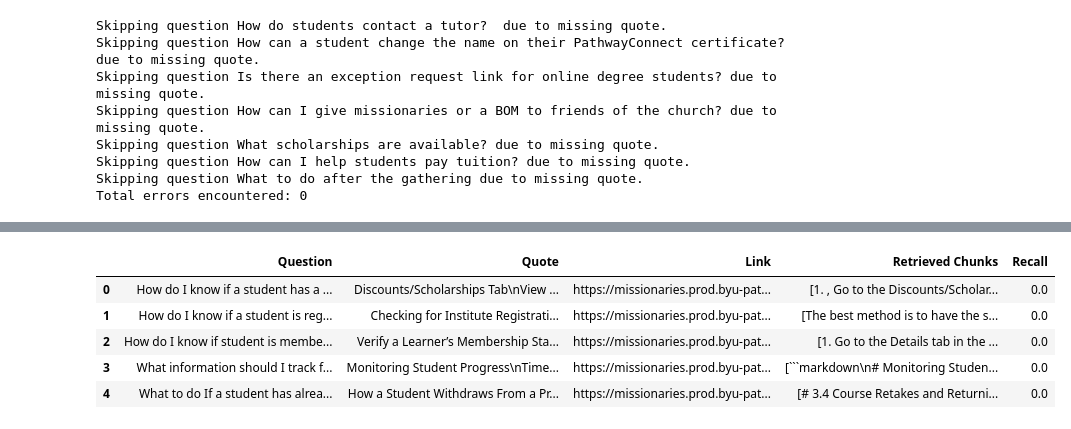
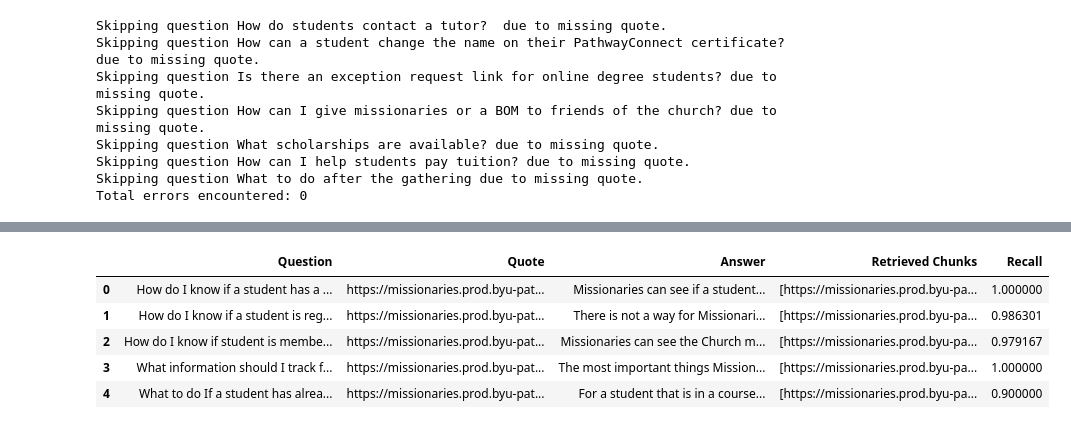
Before and after one commit to DallanQ/pathway-indexer, a Jupyter notebook: notebooks/hyperparam/with_chunks.ipynb, the cells around one changed output, grey strips where cells are left out. Drawn from its saved outputs; the diff is of its cells as text; code cells hidden in the pictures.

Commit message:
[UPDATE] with chunks file, CSV created

````diff
--- a/notebooks/hyperparam/with_chunks.ipynb
+++ b/notebooks/hyperparam/with_chunks.ipynb
@@ -187,3 +263,26 @@ Skipping question What scholarships are available? due to missing quote.
 Skipping question How can I help students pay tuition? due to missing quote.
 Skipping question What to do after the gathering due to missing quote.
 Total errors encountered: 0
+# %%
+def tokenize(text):
+    """Función para dividir el texto en palabras y normalizar el texto"""
+    return re.findall(r"\w+", text.lower())  # Extrae palabras y convierte a minúsculas
+# %%
+def quote_in_chunk_percentage(quote, chunk_text):
+    """Calcula el porcentaje del quote que está presente en el chunk text"""
+    quote_tokens = set(tokenize(quote))  # Tokeniza el quote
+    chunk_tokens = set(tokenize(chunk_text))  # Tokeniza el chunk
+
+    # How many words are in the chunk
+    common_tokens = quote_tokens.intersection(chunk_tokens)
+
+    # calculate % of words in quote that are in chunk
+    if len(quote_tokens) == 0:
+        return 0
+    return len(common_tokens) / len(quote_tokens)
+# %%
+# create a function to calculate the similarity recall between the quote and the chunk text
+def similarity_recall(quote, chunk):
+    # convert the chunk list to a string
+    chunk_text = " ".join(chunk)
+    return quote_in_chunk_percentage(quote, chunk_text)
@@ -189,0 +307,10 @@ Total errors encountered: 0
+# %%
+# apply the function to the dataframe, the columns are Quote and "Retrieved Chunks"
+output_df["Recall"] = output_df.apply(
+    lambda x: similarity_recall(x["normal_quote"], x["retrieved_chunks"]), axis=1
+)
+
+# drop columns normal_quote and normal_chunks
+output_df.drop(columns=["normal_quote", "normal_chunks"], inplace=True)
+
+output_df.head()
@@ -190,26 +324,19 @@ Total errors encountered: 0
 # %%
 # Guardar los resultados en un archivo CSV
 # las columnas son: Question,Quote,Quote URL (Link),retrieved chunks,recall
 
-output_path = f"{datapath}/temporary/retrieved_chunks.csv"
-output_df = pd.DataFrame.from_dict(retrieved_chunks_dict, orient="index")
+output_path = f"{datapath}/temporary/chunks_recall.csv"
 
-# the actual index must be a column
-output_df.reset_index(inplace=True)
-
-# Add the titles
-
-output_df.columns = ["Question", "Quote", "Link", "Retrieved Chunks", "Recall"]
-
+output_df.columns = ["Question", "Quote", "Answer", "Retrieved Chunks", "Recall"]
 # ignore the index when saving
 
 output_df.to_csv(output_path, index=False)
 
 output_df.head()
 # %% [output]
-|  | Question | Quote | Link | Retrieved Chunks | Recall |
-| 0 | How do I know if a student has a ... | Discounts/Scholarships Tab\nView ... | https://missionaries.prod.byu-pat... | [1. , Go to the Discounts/Scholar... | 0.0 |
-| 1 | How do I know if a student is reg... | Checking for Institute Registrati... | https://missionaries.prod.byu-pat... | [The best method is to have the s... | 0.0 |
-| 2 | How do I know if student is membe... | Verify a Learner’s Membership Sta... | https://missionaries.prod.byu-pat... | [1. Go to the Details tab in the ... | 0.0 |
-| 3 | What information should I track f... | Monitoring Student Progress\nTime... | https://missionaries.prod.byu-pat... | [```markdown\n# Monitoring Studen... | 0.0 |
-| 4 | What to do If a student has alrea... | How a Student Withdraws From a Pr... | https://missionaries.prod.byu-pat... | [# 3.4 Course Retakes and Returni... | 0.0 |
+|  | Question | Quote | Answer | Retrieved Chunks | Recall |
+| 0 | How do I know if a student has a ... | https://missionaries.prod.byu-pat... | Missionaries can see if a student... | [https://missionaries.prod.byu-pa... | 1.000000 |
+| 1 | How do I know if a student is reg... | https://missionaries.prod.byu-pat... | There is not a way for Missionari... | [https://missionaries.prod.byu-pa... | 0.986301 |
+| 2 | How do I know if student is membe... | https://missionaries.prod.byu-pat... | Missionaries can see the Church m... | [https://missionaries.prod.byu-pa... | 0.979167 |
+| 3 | What information should I track f... | https://missionaries.prod.byu-pat... | The most important things Mission... | [https://missionaries.prod.byu-pa... | 1.000000 |
+| 4 | What to do If a student has alrea... | https://missionaries.prod.byu-pat... | For a student that is in a course... | [https://missionaries.prod.byu-pa... | 0.900000 |
````
Also changed, not shown: parts of 21 cells of this notebook, 4 other files.
